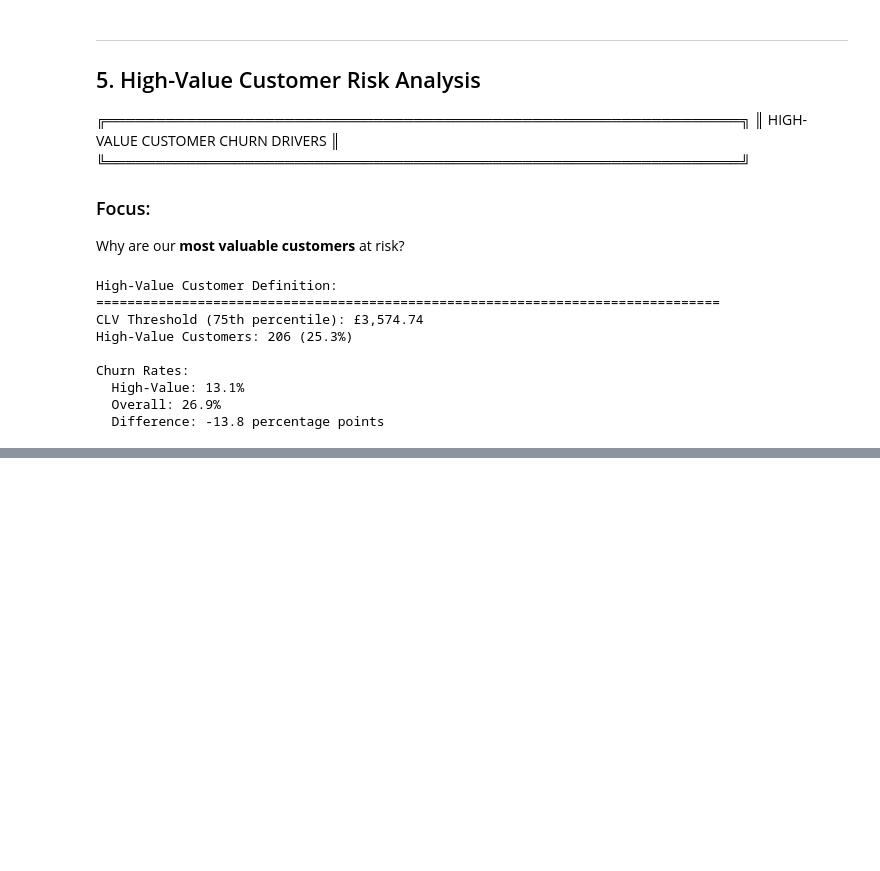
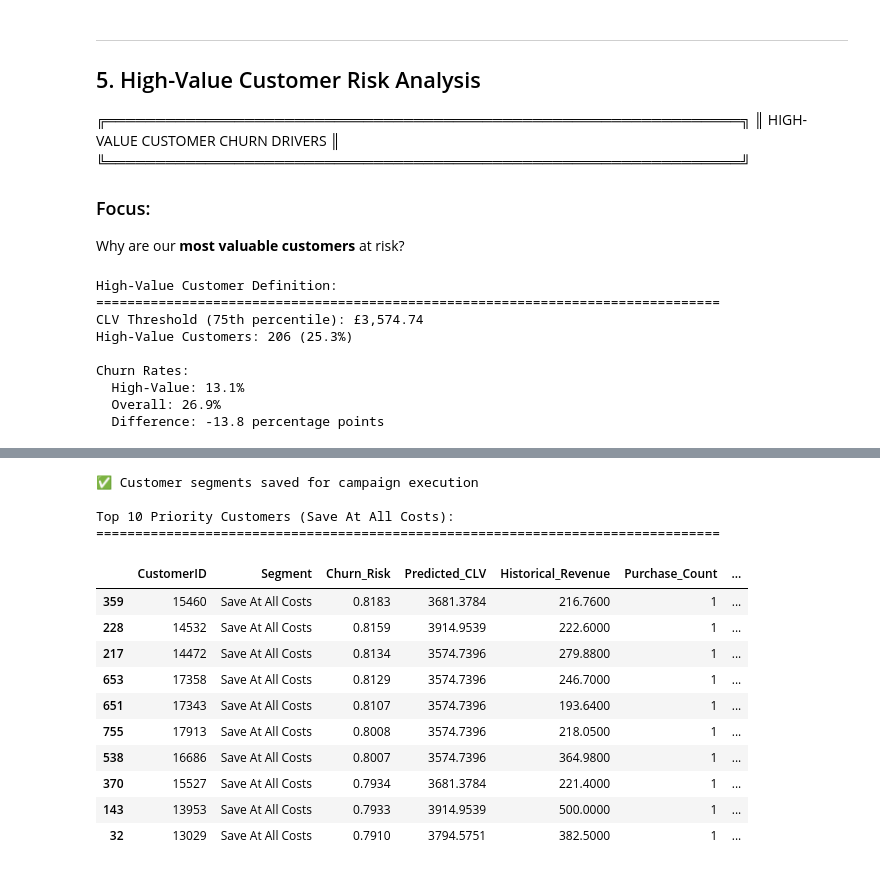
Before and after one commit to HarpinderC/ML-Business-Intelligence, a Jupyter notebook: customer-retention-analysis/notebooks/05_explainability_strategy.ipynb, the cells around one changed output, grey strips where cells are left out. Drawn from its saved outputs; the diff is of its cells as text; code cells hidden in the pictures; blank space fills up the shorter version.

```diff
--- a/customer-retention-analysis/notebooks/05_explainability_strategy.ipynb
+++ b/customer-retention-analysis/notebooks/05_explainability_strategy.ipynb
@@ -461,0 +984,46 @@ Churn Rates:
+# %%
+# ┌────────────────────────────────────────────────────────────┐
+# │ Export Segment Assignments                                │
+# └────────────────────────────────────────────────────────────┘
+
+# Create actionable customer list
+customer_segments = analysis_df[[
+    'CustomerID', 'segment', 'churn_probability', 'CLV_365d',
+    'Monetary', 'Frequency', 'Recency', 'prob_alive'
+]].copy()
+
+customer_segments.columns = [
+    'CustomerID', 'Segment', 'Churn_Risk', 'Predicted_CLV',
+    'Historical_Revenue', 'Purchase_Count', 'Days_Since_Purchase', 'Alive_Probability'
+]
+
+# Sort by priority (Save At All Costs first)
+priority_order = {'Save At All Costs': 1, 'Loyalists': 2, 'Steady Base': 3, 'Let Go': 4}
+customer_segments['priority'] = customer_segments['Segment'].map(priority_order)
+customer_segments = customer_segments.sort_values(['priority', 'Churn_Risk'], ascending=[True, False])
+customer_segments = customer_segments.drop('priority', axis=1)
+
+# Save
+customer_segments.to_csv(DIR_RESULTS / 'outputs' / 'customer_segments_actionable.csv', index=False)
+print("✅ Customer segments saved for campaign execution")
+
+# Preview top priority customers
+print("\nTop 10 Priority Customers (Save At All Costs):")
+print("="*80)
+display(customer_segments[customer_segments['Segment'] == 'Save At All Costs'].head(10))
+# %% [output]
+✅ Customer segments saved for campaign execution
+
+Top 10 Priority Customers (Save At All Costs):
+================================================================================
+|  | CustomerID | Segment | Churn_Risk | Predicted_CLV | Historical_Revenue | Purchase_Count | ... |
+| 359 | 15460 | Save At All Costs | 0.8183 | 3681.3784 | 216.7600 | 1 | ... |
+| 228 | 14532 | Save At All Costs | 0.8159 | 3914.9539 | 222.6000 | 1 | ... |
+| 217 | 14472 | Save At All Costs | 0.8134 | 3574.7396 | 279.8800 | 1 | ... |
+| 653 | 17358 | Save At All Costs | 0.8129 | 3574.7396 | 246.7000 | 1 | ... |
+| 651 | 17343 | Save At All Costs | 0.8107 | 3574.7396 | 193.6400 | 1 | ... |
+| 755 | 17913 | Save At All Costs | 0.8008 | 3574.7396 | 218.0500 | 1 | ... |
+| 538 | 16686 | Save At All Costs | 0.8007 | 3574.7396 | 364.9800 | 1 | ... |
+| 370 | 15527 | Save At All Costs | 0.7934 | 3681.3784 | 221.4000 | 1 | ... |
+| 143 | 13953 | Save At All Costs | 0.7933 | 3914.9539 | 500.0000 | 1 | ... |
+| 32 | 13029 | Save At All Costs | 0.7910 | 3794.5751 | 382.5000 | 1 | ... |
```
Also changed, not shown: parts of 12 cells of this notebook, 4 other files.
